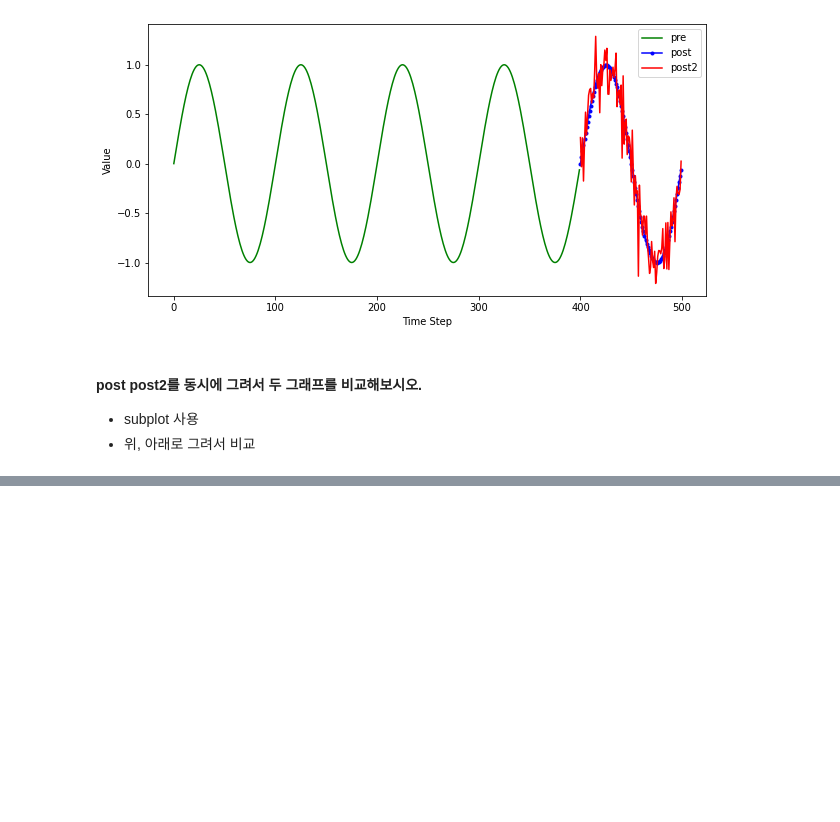
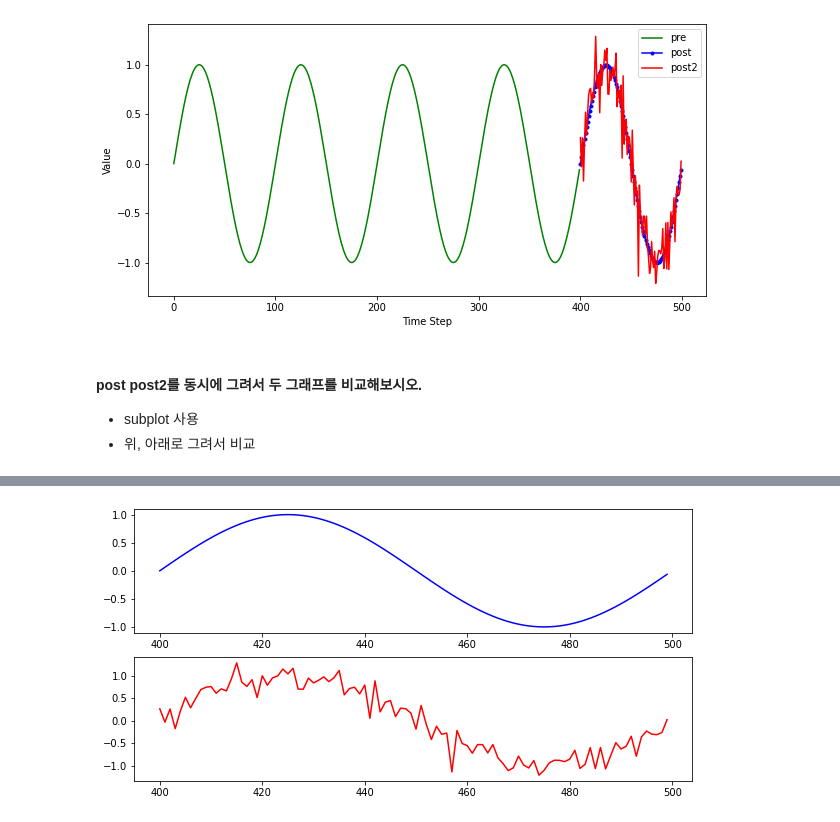
Before and after one commit to w2j1y12/pdm17, a Jupyter notebook: py-pandas/pandas_4_visualizing_df.ipynb, the cells around one changed output, grey strips where cells are left out. Drawn from its saved outputs; the diff is of its cells as text; code cells hidden in the pictures; blank space fills up the shorter version.

```diff
--- a/py-pandas/pandas_4_visualizing_df.ipynb
+++ b/py-pandas/pandas_4_visualizing_df.ipynb
@@ -263,0 +268,9 @@ plt.figure(figsize=(10,5))
+# %%
+fig = plt.figure(figsize=(10,5))
+a = fig.add_subplot(211)
+b = fig.add_subplot(212)
+a.plot(np.arange(len(pre), len(pre) + len(post)), post, 'b', label="post")
+b.plot(np.arange(len(pre), len(pre) + len(post)), post2, 'r', label="post2")
+plt.show()
+# %% [output]
+[figure, added]
```
Also changed, not shown: parts of 2 cells of this notebook.
